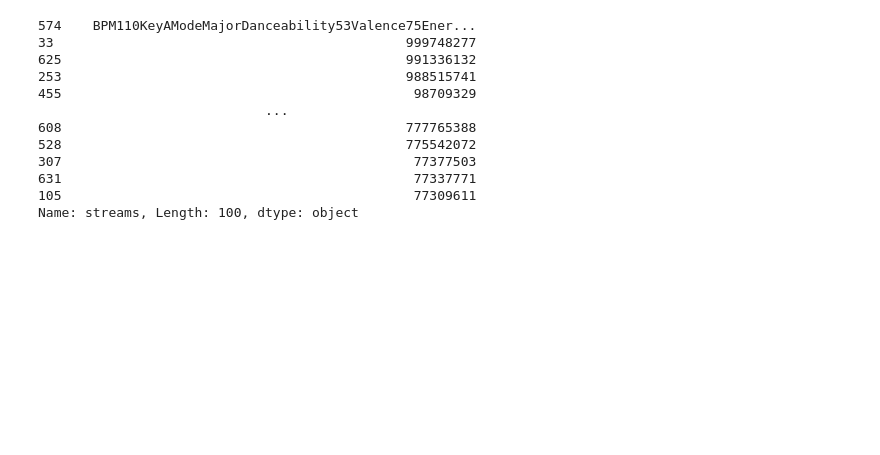
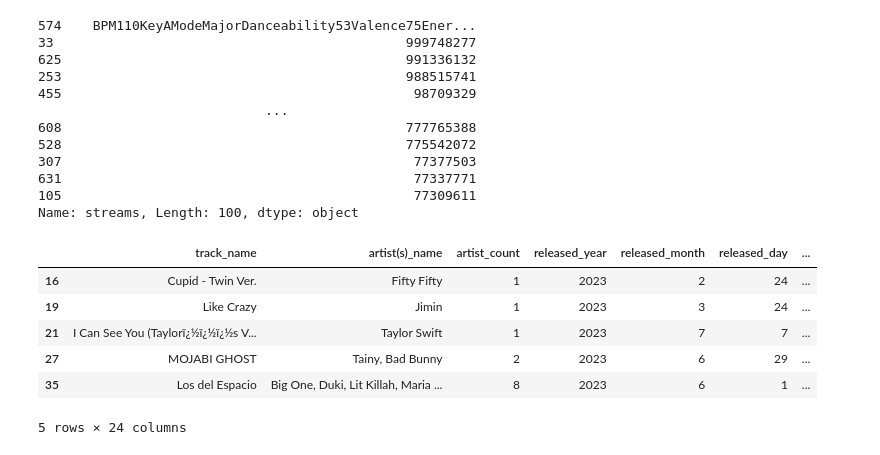
Before and after one commit to Umbretemp/Data_Visualization_And_Modeling, a Jupyter notebook: Lab/1.3 Data Visualization Lab.ipynb, the cells around one changed output. Drawn from its saved outputs; the diff is of its cells as text; code cells hidden in the pictures; blank space fills up the shorter version.

Commit message:
setup desktop and tested repo/vsCode by sorting average bpm of lab

```diff
--- a/Lab/1.3 Data Visualization Lab.ipynb
+++ b/Lab/1.3 Data Visualization Lab.ipynb
@@ -96,3 +96,15 @@ TopStreams_sorted.head(100)
 631                                             77337771
 105                                             77309611
 Name: streams, Length: 100, dtype: object
+# %%
+average_bpm_df = df.loc[ (df['bpm'] >= 120.00) & (df['bpm'] < 125.00) ]
+
+average_bpm_df.head()
+# %% [output]
+|  | track_name | artist(s)_name | artist_count | released_year | released_month | released_day | ... |
+| 16 | Cupid - Twin Ver. | Fifty Fifty | 1 | 2023 | 2 | 24 | ... |
+| 19 | Like Crazy | Jimin | 1 | 2023 | 3 | 24 | ... |
+| 21 | I Can See You (Taylorï¿½ï¿½ï¿½s V... | Taylor Swift | 1 | 2023 | 7 | 7 | ... |
+| 27 | MOJABI GHOST | Tainy, Bad Bunny | 2 | 2023 | 6 | 29 | ... |
+| 35 | Los del Espacio | Big One, Duki, Lit Killah, Maria ... | 8 | 2023 | 6 | 1 | ... |
+5 rows × 24 columns
```
